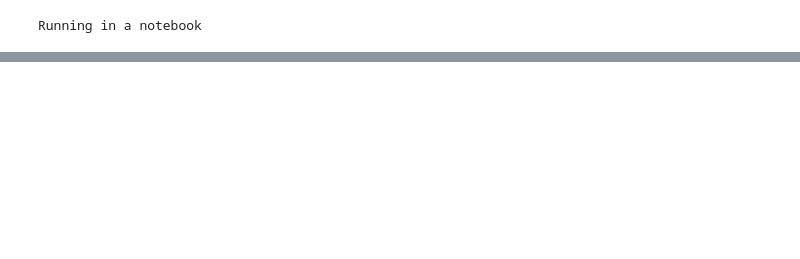
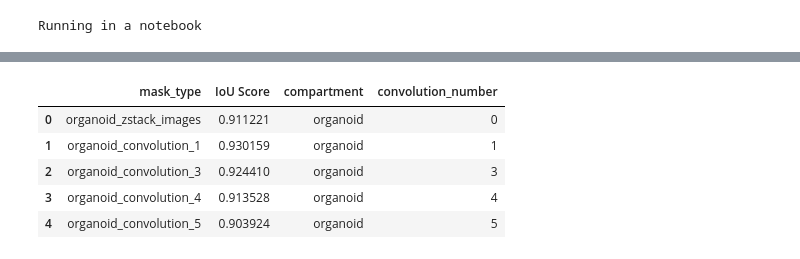
Before and after one commit to MikeLippincott/GFF_3D_organoid_profiling_pipeline, a Jupyter notebook: 7.technical_analysis/notebooks/0.preprocess_temporary_dirs.ipynb, the cells around one changed output, grey strips where cells are left out. Saved outputs shown, nothing was run; the diff lists cells and outputs as text; code cells hidden in the pictures; blank space fills up the shorter version.

Commit message:
runing tech analysis :)

```diff
--- a/7.technical_analysis/notebooks/0.preprocess_temporary_dirs.ipynb
+++ b/7.technical_analysis/notebooks/0.preprocess_temporary_dirs.ipynb
@@ -201,0 +248,33 @@ for compartment in dict_of_compartments.keys():
+# %%
+# plot the IOU scores
+IOU_scores_df = pd.DataFrame.from_dict(
+    IOU_scores, orient="index", columns=["IoU Score"]
+)
+IOU_scores_df.reset_index(inplace=True)
+IOU_scores_df.rename(columns={"index": "mask_type"}, inplace=True)
+IOU_scores_df["compartment"] = IOU_scores_df["mask_type"].apply(
+    lambda x: x.split("_")[1] if "raw" in x else x.split("_")[0]
+)
+IOU_scores_df["convolution_number"] = IOU_scores_df["mask_type"].apply(
+    lambda x: x.split("_")[2]
+)
+# convert all zstack to 0
+IOU_scores_df["convolution_number"] = (
+    IOU_scores_df["convolution_number"]
+    .apply(lambda x: "0" if "images" in str(x) else x)
+    .astype(int)
+)
+
+# write the results to a parquet file
+output_dir = pathlib.Path(f"../results/{patient}/technical_analysis/{well_fov}")
+output_dir.mkdir(parents=True, exist_ok=True)
+IOU_scores_df.to_parquet(output_dir / "iou_scores.parquet")
+
+IOU_scores_df.head()
+# %% [output]
+|  | mask_type | IoU Score | compartment | convolution_number |
+| 0 | organoid_zstack_images | 0.911221 | organoid | 0 |
+| 1 | organoid_convolution_1 | 0.930159 | organoid | 1 |
+| 2 | organoid_convolution_3 | 0.924410 | organoid | 3 |
+| 3 | organoid_convolution_4 | 0.913528 | organoid | 4 |
+| 4 | organoid_convolution_5 | 0.903924 | organoid | 5 |
```
Also changed, not shown: parts of 10 cells of this notebook, 21 other files.
